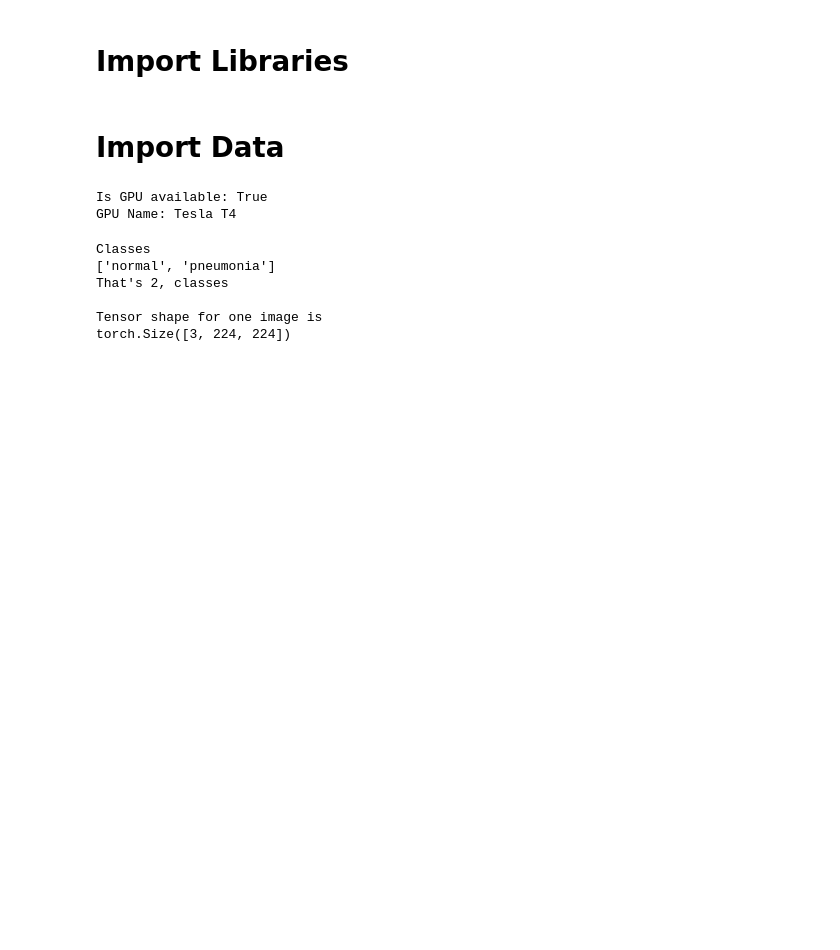
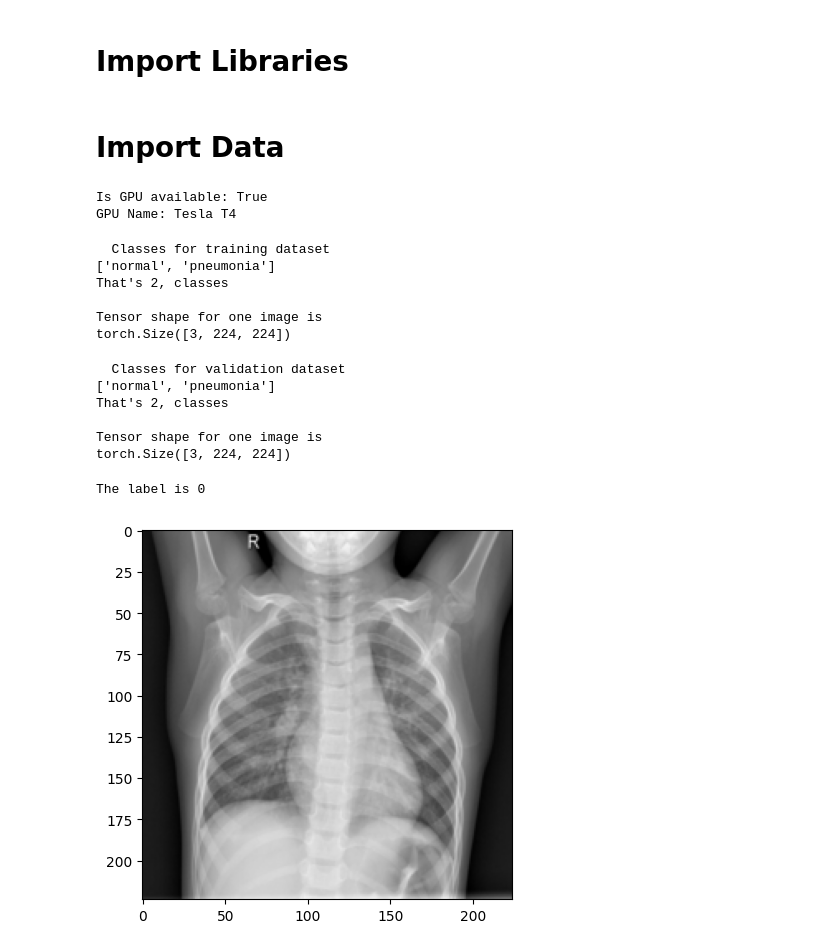
Before and after one commit to richardmukechiwa/Pnuemonia-Xray-ImageClassification, a Jupyter notebook: PnuemoniaClassification.ipynb, the cells around one changed output. Drawn from its saved outputs; the diff is of its cells as text; code cells hidden in the pictures; blank space fills up the shorter version.

```diff
--- a/PnuemoniaClassification.ipynb
+++ b/PnuemoniaClassification.ipynb
@@ -64,10 +64,19 @@ GPU Name: Tesla T4
 train_path = ("/content/drive/MyDrive/chest_xray/train")
 test_path = ("/content/drive/MyDrive/chest_xray/test")
 val_path = ("/content/drive/MyDrive/chest_xray/val")
+# %%
+
+#converting images to RGB
+class ConvertToRGB:
+  def __call__(self,img):
+    if img.mode != "RGB":
+      img = img.convert("RGB")
+    return img
 # %%
 # transforming data
 transform = transforms.Compose(
     [
+        ConvertToRGB(),
         transforms.Resize((224, 224)),
         transforms.ToTensor(),
 
@@ -75,18 +84,44 @@ transform = transforms.Compose(
 )
 # %%
 # creating a data set
-dataset = datasets.ImageFolder(root = train_path, transform = transform)
+train_dataset = datasets.ImageFolder(root = train_path, transform = transform)
+val_dataset = datasets.ImageFolder(root = val_path, transform = transform)
 # %%
-print("Classes")
-print(dataset.classes)
-print(f"That's {len(dataset.classes)}, classes")
+#checking train dataset classes
+print("  Classes for training dataset")
+print(train_dataset.classes)
+print(f"That's {len(train_dataset.classes)}, classes")
 print()
 print("Tensor shape for one image is")
-print(dataset[0][0].shape)
+print(train_dataset[0][0].shape)
 # %% [output]
-Classes
+  Classes for training dataset
 ['normal', 'pneumonia']
 That's 2, classes
 
 Tensor shape for one image is
 torch.Size([3, 224, 224])
+# %%
+#checking train dataset classes
+print("  Classes for validation dataset")
+print(val_dataset.classes)
+print(f"That's {len(val_dataset.classes)}, classes")
+print()
+print("Tensor shape for one image is")
+print(val_dataset[0][0].shape)
+# %% [output]
+  Classes for validation dataset
+['normal', 'pneumonia']
+That's 2, classes
+
+Tensor shape for one image is
+torch.Size([3, 224, 224])
+# %%
+# Visualizing a sample image
+image, label = train_dataset[0]
+plt.imshow(image.permute(1, 2, 0))
+print("The label is", label)
+plt.show()
+# %% [output]
+The label is 0
+[figure, added]
```
Also changed, not shown: parts of 2 cells of this notebook.
